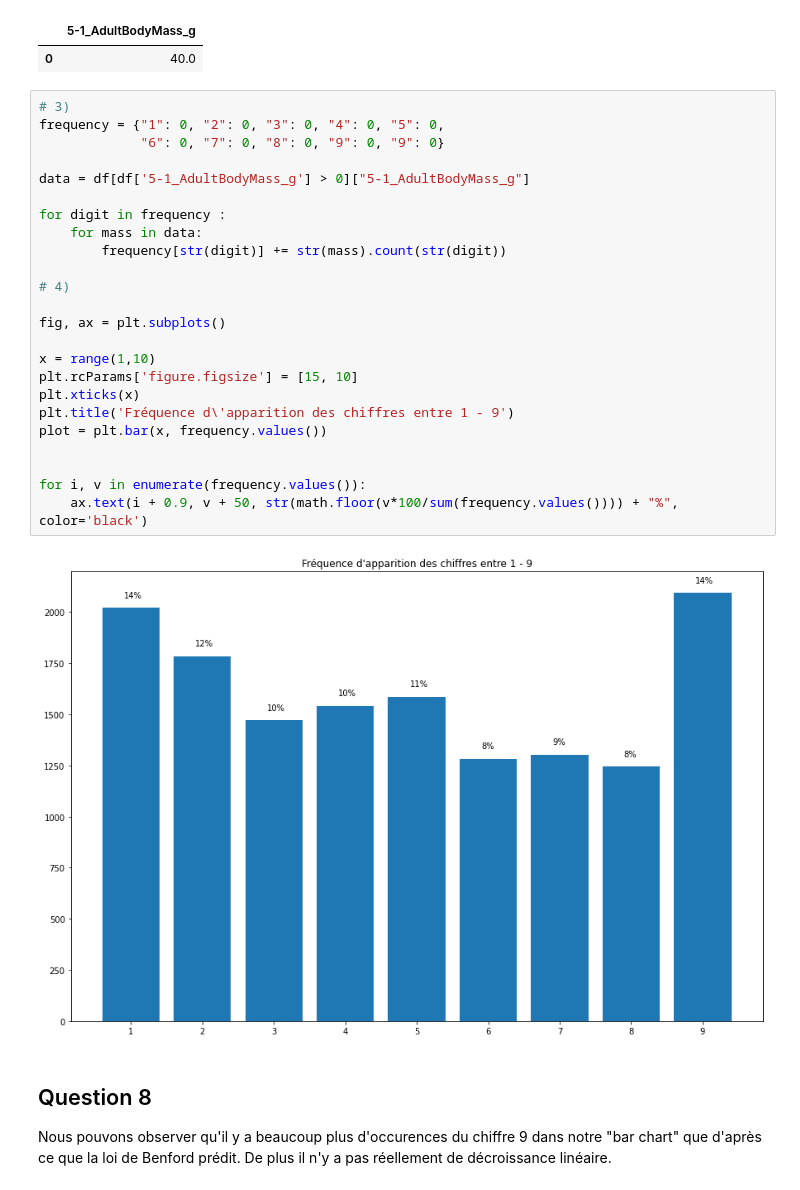
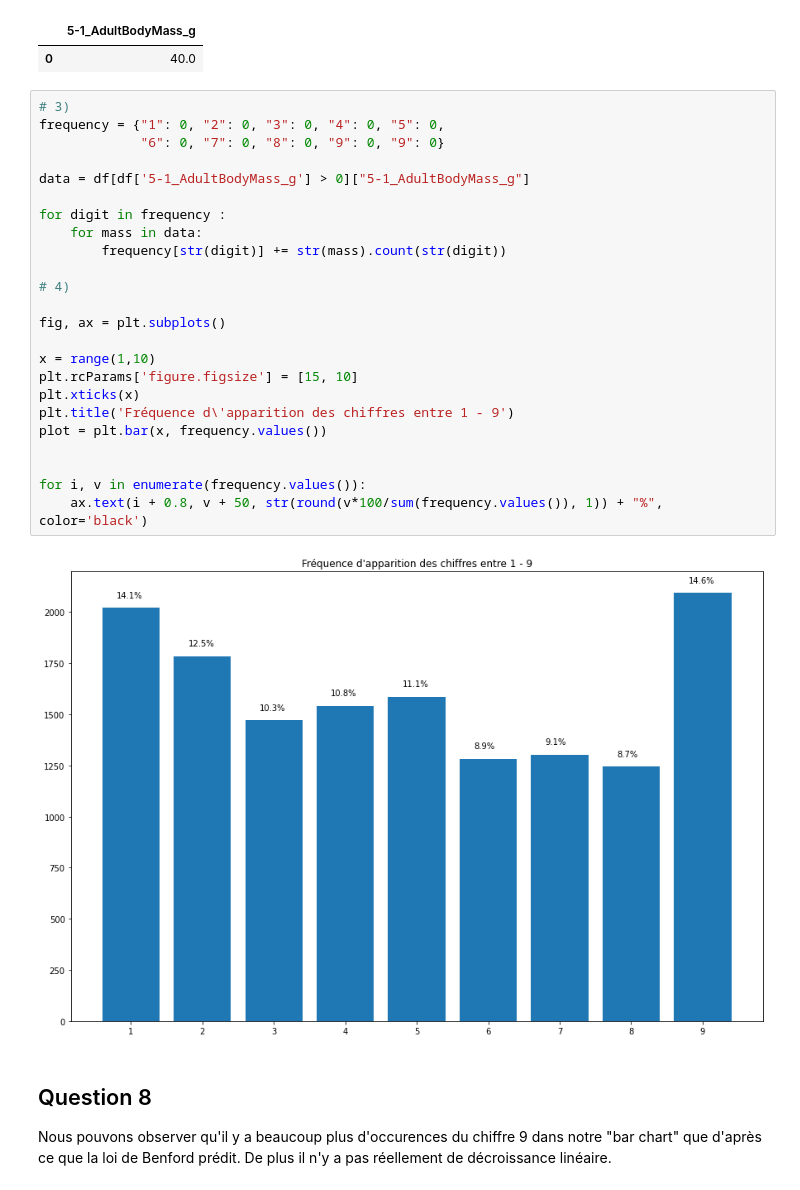
Before and after one commit to richmartins/ISD_L3, a Jupyter notebook: animaux.ipynb, the cells around one changed output. Drawn from its saved outputs; the diff is of its cells as text.

Commit message:
[DONE] ex 3 bar chart with labels

```diff
--- a/animaux.ipynb
+++ b/animaux.ipynb
@@ -127,29 +127,29 @@ filteredData[["5-1_AdultBodyMass_g"]].mode()
 # %%
 # 3)
 frequency = {"1": 0, "2": 0, "3": 0, "4": 0, "5": 0,
              "6": 0, "7": 0, "8": 0, "9": 0, "9": 0}
 
 data = df[df['5-1_AdultBodyMass_g'] > 0]["5-1_AdultBodyMass_g"]
 
 for digit in frequency :
     for mass in data:
         frequency[str(digit)] += str(mass).count(str(digit))
 
 # 4)
 
 fig, ax = plt.subplots()
 
 x = range(1,10)
 plt.rcParams['figure.figsize'] = [15, 10]
 plt.xticks(x)
 plt.title('Fréquence d\'apparition des chiffres entre 1 - 9')
 plot = plt.bar(x, frequency.values())
 
 
 for i, v in enumerate(frequency.values()):
-    ax.text(i + 0.9, v + 50, str(math.floor(v*100/sum(frequency.values()))) + "%", color='black')
+    ax.text(i + 0.8, v + 50, str(round(v*100/sum(frequency.values()), 1)) + "%", color='black')
 # %% [output]
-[figure, old version]
+[figure, new version]
 # %% [markdown]
 ## Question 8
 
```
